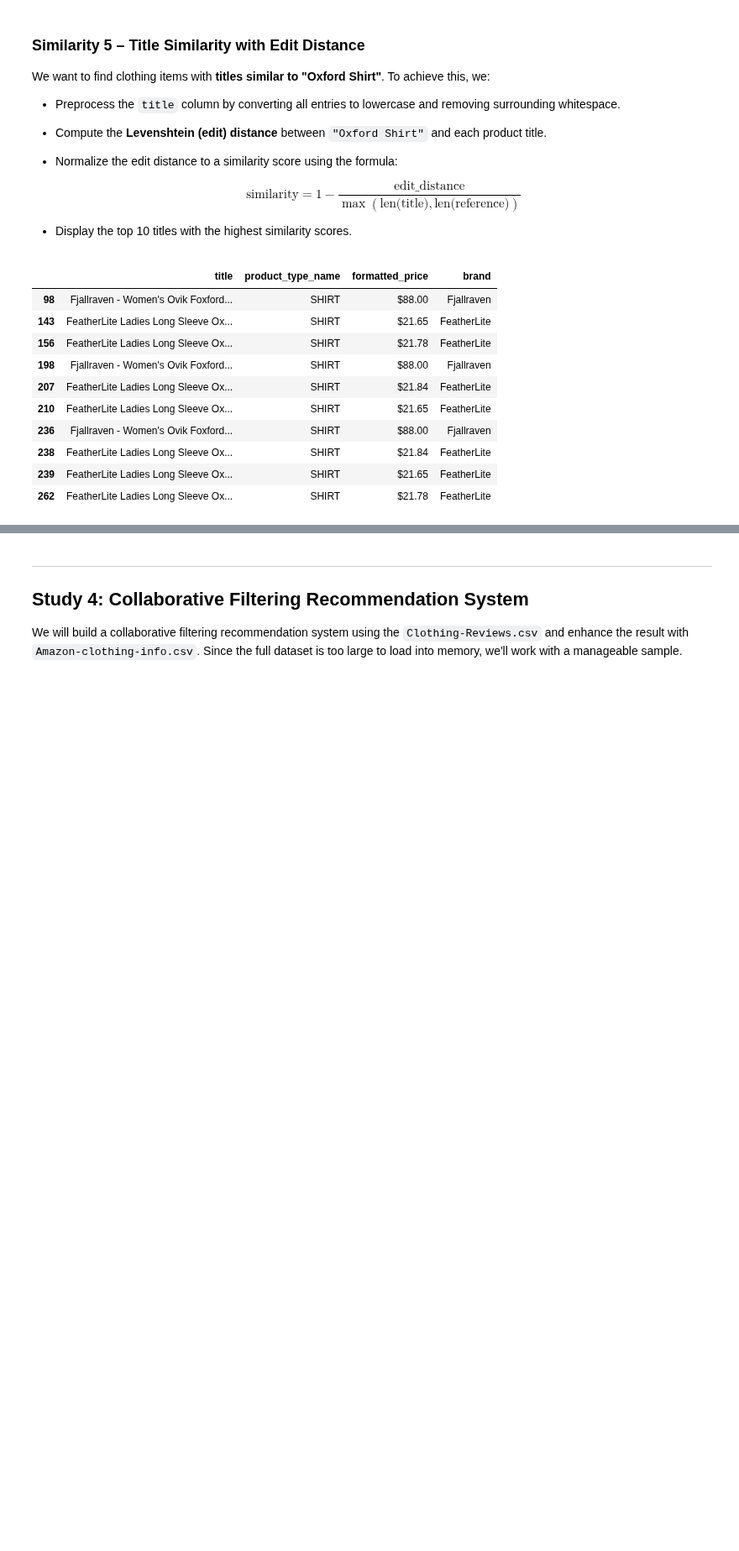
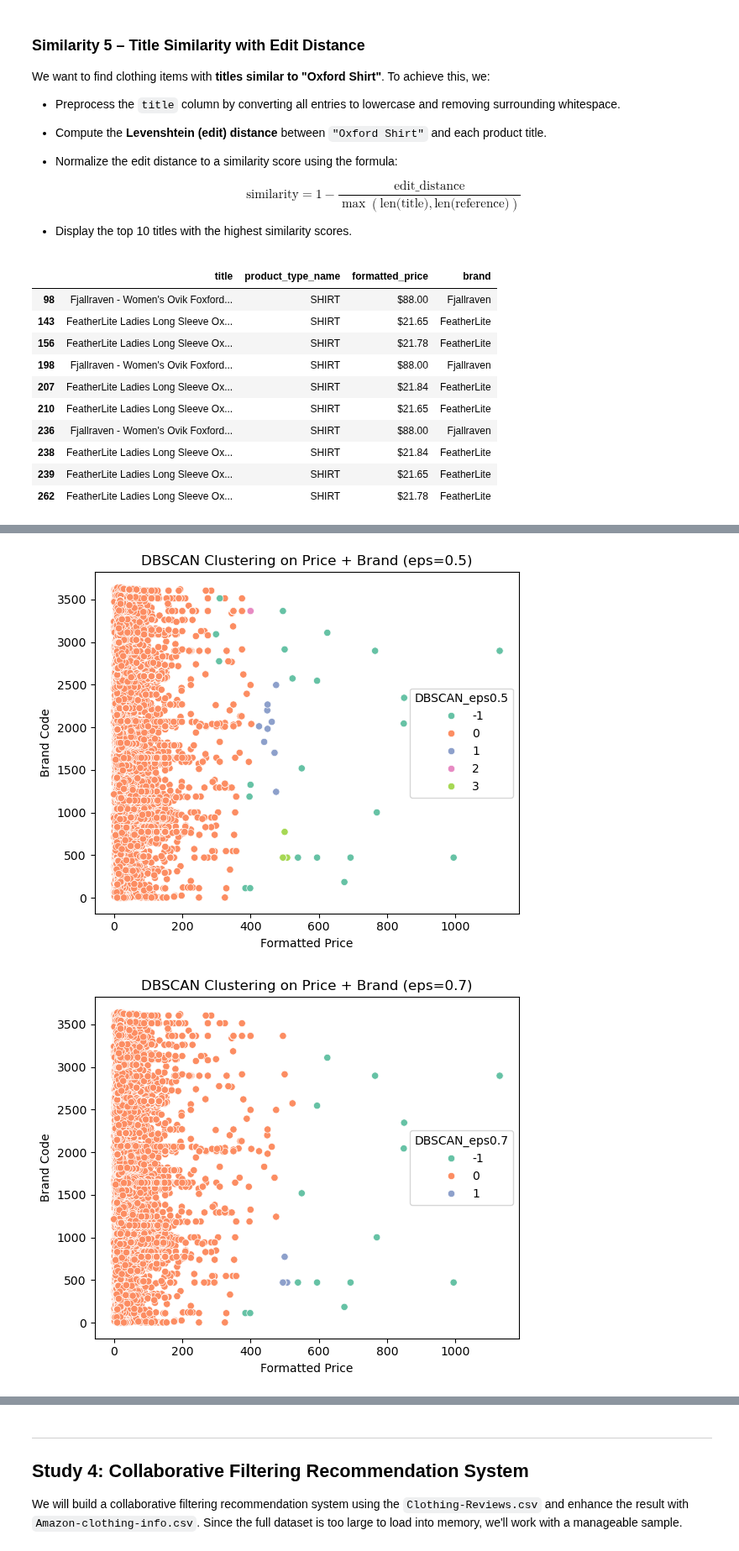
Before and after one commit to royruik/CSI4142_Assignments, a Jupyter notebook: A4/A4_Jupyter_Analysis.ipynb, the cells around one changed output, grey strips where cells are left out. Shown at 84% size. Drawn from its saved outputs; the diff is of its cells as text; code cells hidden in the pictures; blank space fills up the shorter version.

```diff
--- a/A4/A4_Jupyter_Analysis.ipynb
+++ b/A4/A4_Jupyter_Analysis.ipynb
@@ -704,0 +648,25 @@ dtype: float64
+# %%
+# Reuse same scaled features and dataframe
+df_cluster_brand_dbscan = df_cluster_brand_kmeans.copy()
+X_dbscan = X_kmeans_scaled
+
+# Try multiple eps values
+for eps_val in [0.5, 0.7, 1.0]:
+    dbscan = DBSCAN(eps=eps_val, min_samples=5)
+    df_cluster_brand_dbscan[f"DBSCAN_eps{eps_val}"] = dbscan.fit_predict(X_dbscan)
+
+    # Visualization
+    plt.figure(figsize=(6, 5))
+    sns.scatterplot(data=df_cluster_brand_dbscan,
+                    x="formatted_price_clean",
+                    y="brand_code",
+                    hue=f"DBSCAN_eps{eps_val}",
+                    palette="Set2")
+    plt.title(f"DBSCAN Clustering on Price + Brand (eps={eps_val})")
+    plt.xlabel("Formatted Price")
+    plt.ylabel("Brand Code")
+    plt.tight_layout()
+    plt.show()
+# %% [output]
+[figure, added]
+[figure, added]
```
Also changed, not shown: parts of 34 cells of this notebook.
